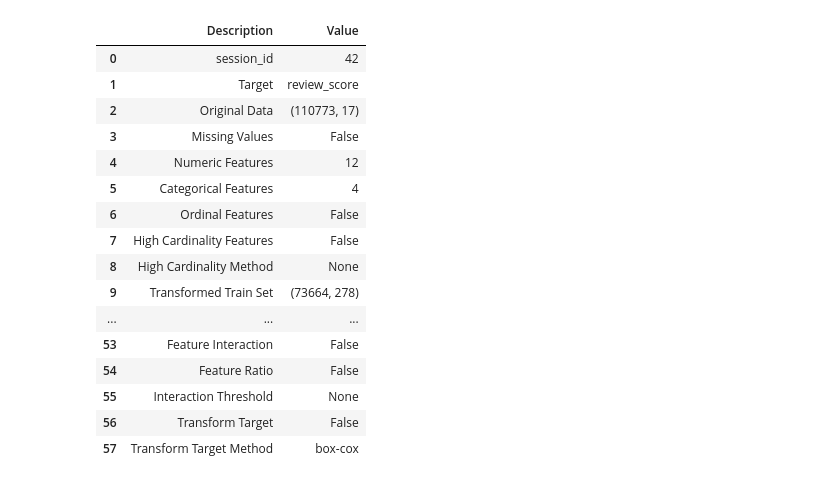
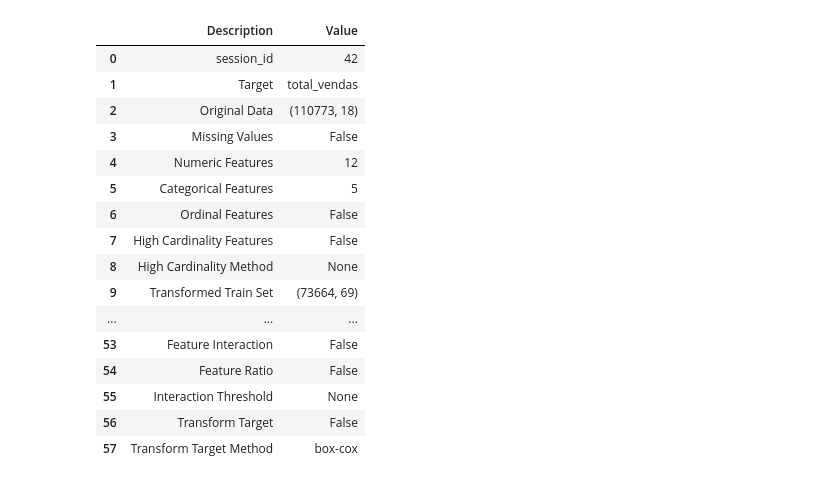
Before and after one commit to claudiagarcia0204/Projeto-Final---Olist, a Jupyter notebook: pycaret.ipynb, the cells around one changed output. Drawn from its saved outputs; the diff is of its cells as text; code cells hidden in the pictures.

```diff
--- a/pycaret.ipynb
+++ b/pycaret.ipynb
@@ -116,0 +40,2 @@ final2
+# %%
+final2 = final2.merge(total_vendas, left_on='seller_id', right_on='seller_id' )
@@ -117,9 +58,5 @@ final2
 # %%
-final2.drop(columns=['order_id', 'seller_id', 'customer_id_x', 'product_id', 'order_purchase_timestamp_y', 'order_approved_at_y', 'order_delivered_carrier_date_y', 'order_delivered_customer_date_y', 'order_estimated_delivery_date_y', 'review_creation_date' ,'review_answer_timestamp'], inplace=True)
+final2.drop(columns=['seller_id', 'seller_zip_code_prefix', 'seller_city', 'order_id', 'product_id', 'customer_id_x', 'order_approved_at_x', 'Unnamed: 0_y', 'customer_id_y', 'order_purchase_timestamp_y', 'order_approved_at_y', 'order_delivered_carrier_date_y', 'order_delivered_customer_date_y', 'order_estimated_delivery_date_y', 'review_creation_date', 'review_answer_timestamp'], inplace=True)
-# %%
-final2.drop(columns=['order_approved_at_x', 'Unnamed: 0_y', 'customer_id_y', 'seller_zip_code_prefix' ], inplace=True)
-# %%
-final2.drop(columns='order_status_y', inplace=True)
 # %%
 final2.rename(columns={'Unnamed: 0':'seller'}, inplace=True)
 # %%
@@ -127,17 +82,17 @@ final2.dropna(inplace=True)
 # %%
-regression2 = setup(data = final2, remove_outliers=True, unknown_categorical_method='most_frequent', target = 'review_score', session_id=42, imputation_type='iterative', normalize=True, n_jobs=-3)
+regression2 = setup(data = final2, remove_outliers=True, unknown_categorical_method='most_frequent', target = 'total_vendas', session_id=42, imputation_type='iterative', normalize=True, n_jobs=-3)
 # %% [output]
 |  | Description | Value |
 | 0 | session_id | 42 |
-| 1 | Target | review_score |
-| 2 | Original Data | (110773, 17) |
+| 1 | Target | total_vendas |
+| 2 | Original Data | (110773, 18) |
 | 3 | Missing Values | False |
 | 4 | Numeric Features | 12 |
-| 5 | Categorical Features | 4 |
+| 5 | Categorical Features | 5 |
 | 6 | Ordinal Features | False |
 | 7 | High Cardinality Features | False |
 | 8 | High Cardinality Method | None |
-| 9 | Transformed Train Set | (73664, 278) |
+| 9 | Transformed Train Set | (73664, 69) |
 | ... | ... | ... |
 | 53 | Feature Interaction | False |
 | 54 | Feature Ratio | False |
```
Also changed, not shown: parts of 12 cells of this notebook, 6 other files.
